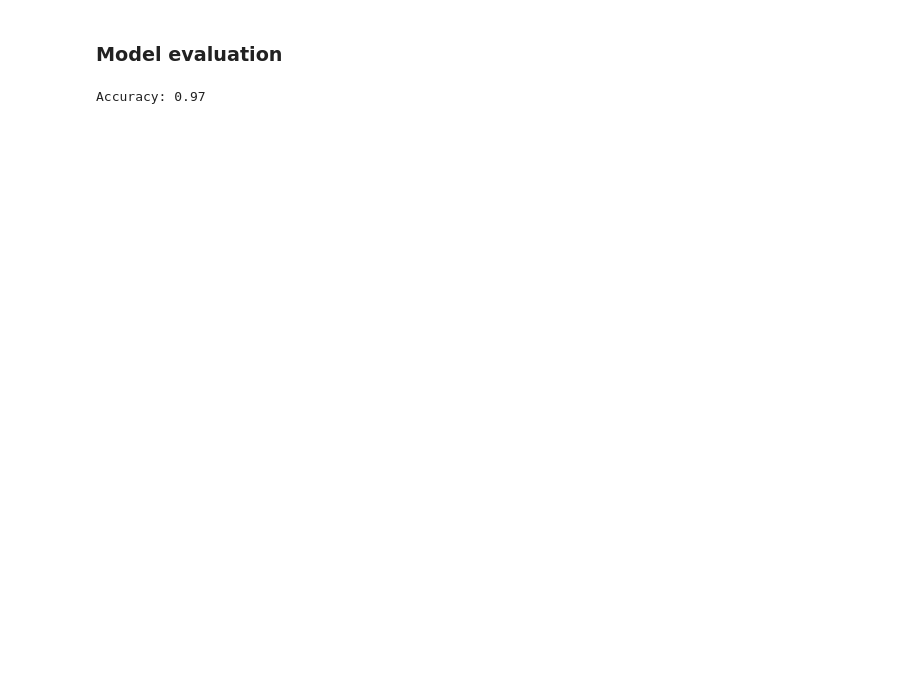
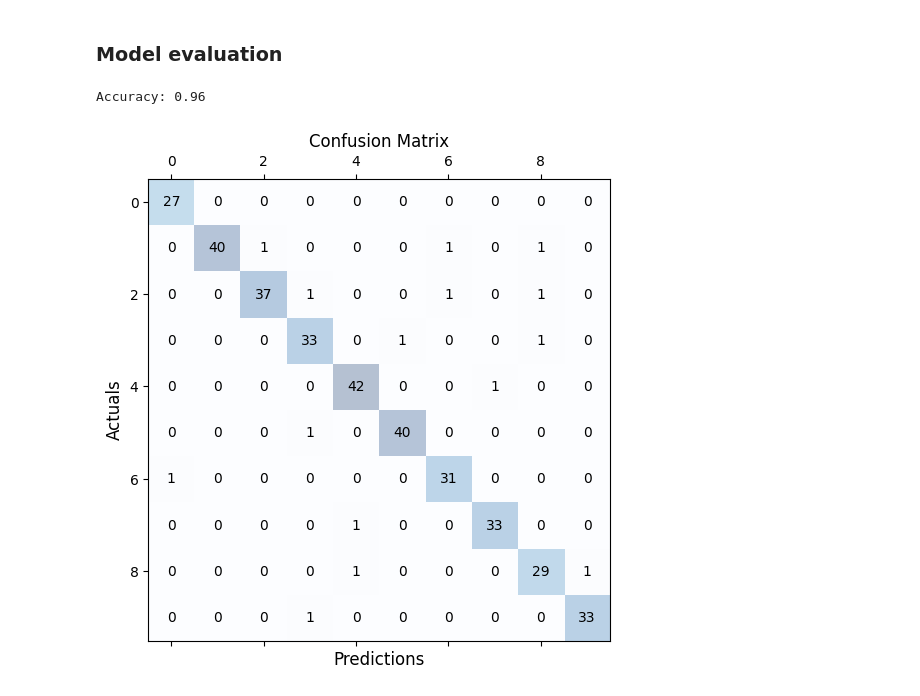
Before and after one commit to FrancescoMontanaro/machine-learning-kit, a Jupyter notebook: Deep Learning/Neural Networks/train_digits.ipynb, the cells around one changed output. Saved outputs shown, nothing was run; the diff lists cells and outputs as text; code cells hidden in the pictures; blank space fills up the shorter version.

```diff
--- a/Deep Learning/Neural Networks/train_digits.ipynb
+++ b/Deep Learning/Neural Networks/train_digits.ipynb
@@ -219,8 +218,13 @@ predictions = np.argmax(predictions, axis=1)
 # %%
 # Compute the accuracy
 accuracy = metrics.accuracy(predictions, y_test)
+confusion_matrix = metrics.confusion_matrix(num_classes, predictions, y_test)
 
 # Print the accuracy
 print(f"Accuracy: {accuracy:.2f}")
+
+# Plot the confusion matrix
+utils.plot_confusion_matrix(confusion_matrix)
 # %% [output]
-Accuracy: 0.97
+Accuracy: 0.96
+[figure, added]
```
Also changed, not shown: parts of 7 cells of this notebook, 16 other files.
